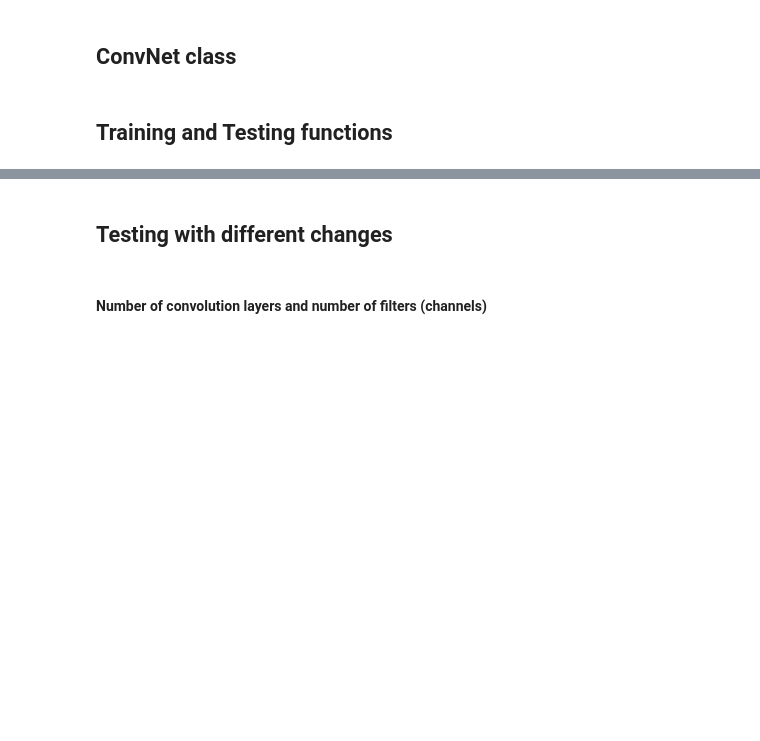
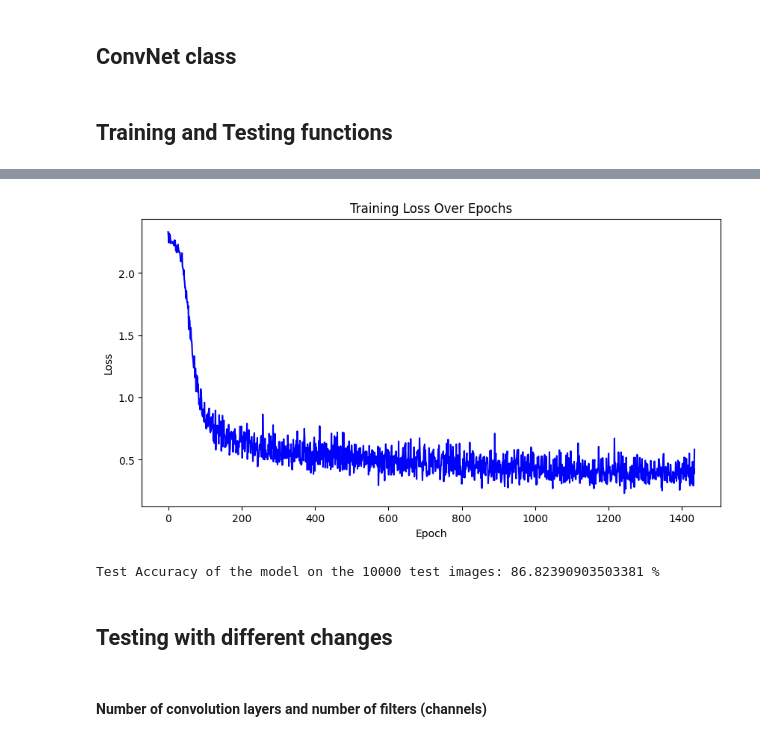
Before and after one commit to LucaFranceschi01/DL-2024, a Jupyter notebook: P3/P3_Questions_Answers.ipynb, the cells around one changed output, grey strips where cells are left out. Drawn from its saved outputs; the diff is of its cells as text; code cells hidden in the pictures; blank space fills up the shorter version.

Commit message:
visualization and testing for optimizers

```diff
--- a/P3/P3_Questions_Answers.ipynb
+++ b/P3/P3_Questions_Answers.ipynb
@@ -27,11 +34,11 @@ import torchvision.transforms as tf
 # Google Drive (or not)
 # %%
 # Comment if not in Google Colab
-# from google.colab import drive
-# drive.mount('/content/drive')
+from google.colab import drive
+drive.mount('/content/drive')
 
-# datadir = '/content/drive/My Drive/DeepLearning_2024/P3/Data/'
-datadir = 'Data/'
+datadir = '/content/drive/My Drive/DeepLearning_2024/P3/Data/'
+# datadir = 'Data/'
 
-# resultsdir = '/content/drive/My Drive/DeepLearning_2024/P3/Results/'
-resultsdir = 'Results/'
+resultsdir = '/content/drive/My Drive/DeepLearning_2024/P3/Results/'
+# resultsdir = 'Results/'
@@ -195,10 +215,10 @@ def train(CNN, train_loader, optimizer, num_epochs=5, model_name='model.ckpt'):
             optimizer.step()
 
             loss_sum += loss.cpu().item()
+            losses_list.append(loss.cpu().item())
 
         loss_avg = loss_sum / len(train_loader)
         print('Epoch [{}/{}], Loss: {:.4f}'.format(epoch+1, num_epochs, loss_avg))
-        losses_list.append(loss_avg)
 
         # Save the model checkpoint
         torch.save(CNN.state_dict(), resultsdir + '/' + model_name)
@@ -226,6 +246,14 @@ def test(CNN, test_loader):
         # print and return accuracy
         print('Test Accuracy of the model on the 10000 test images: {} %'.format(100 * correct / total))
         return 100 * correct / total
+
+def plot_loss(losses_list):
+    plt.figure(figsize=(10, 5))
+    plt.plot(losses_list, linestyle='-', color='b')
+    plt.title('Training Loss Over Epochs')
+    plt.xlabel('Epoch')
+    plt.ylabel('Loss')
+    plt.show()
 # %%
 CNN = ConvNet().to(device)
 
@@ -235,8 +263,10 @@ optimizer = torch.optim.Adam(CNN.parameters(),lr = learning_rate)
 
 num_epochs = 5
 # %%
-train(CNN, train_loader, optimizer, num_epochs, model_name='model_1_1.ckpt')
+loss_list = train(CNN, train_loader, optimizer, num_epochs, model_name='model_1_1.ckpt')
+plot_loss(loss_list)
 
 CNN.load_state_dict(torch.load(resultsdir + 'model_1_1.ckpt'))
 
 test_acc = test(CNN, test_loader)
+# %% [output]
@@ -243,3 +278,5 @@ test_acc = test(CNN, test_loader)
+[figure, added]
+Test Accuracy of the model on the 10000 test images: 86.82390903503381 %
 # %% [markdown]
 ## Testing with different changes
 # %% [markdown]
```
Also changed, not shown: parts of 8 cells of this notebook, 1 other file.
